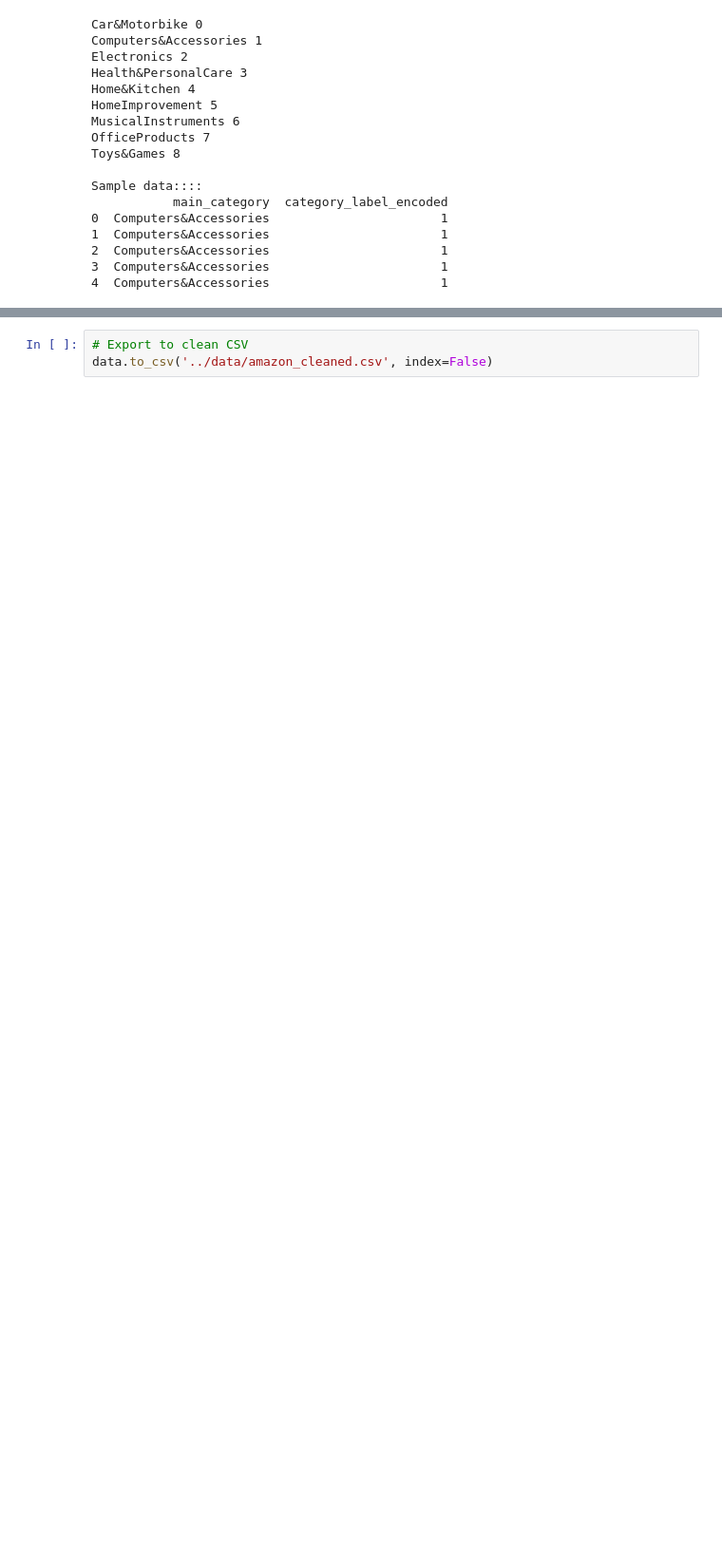
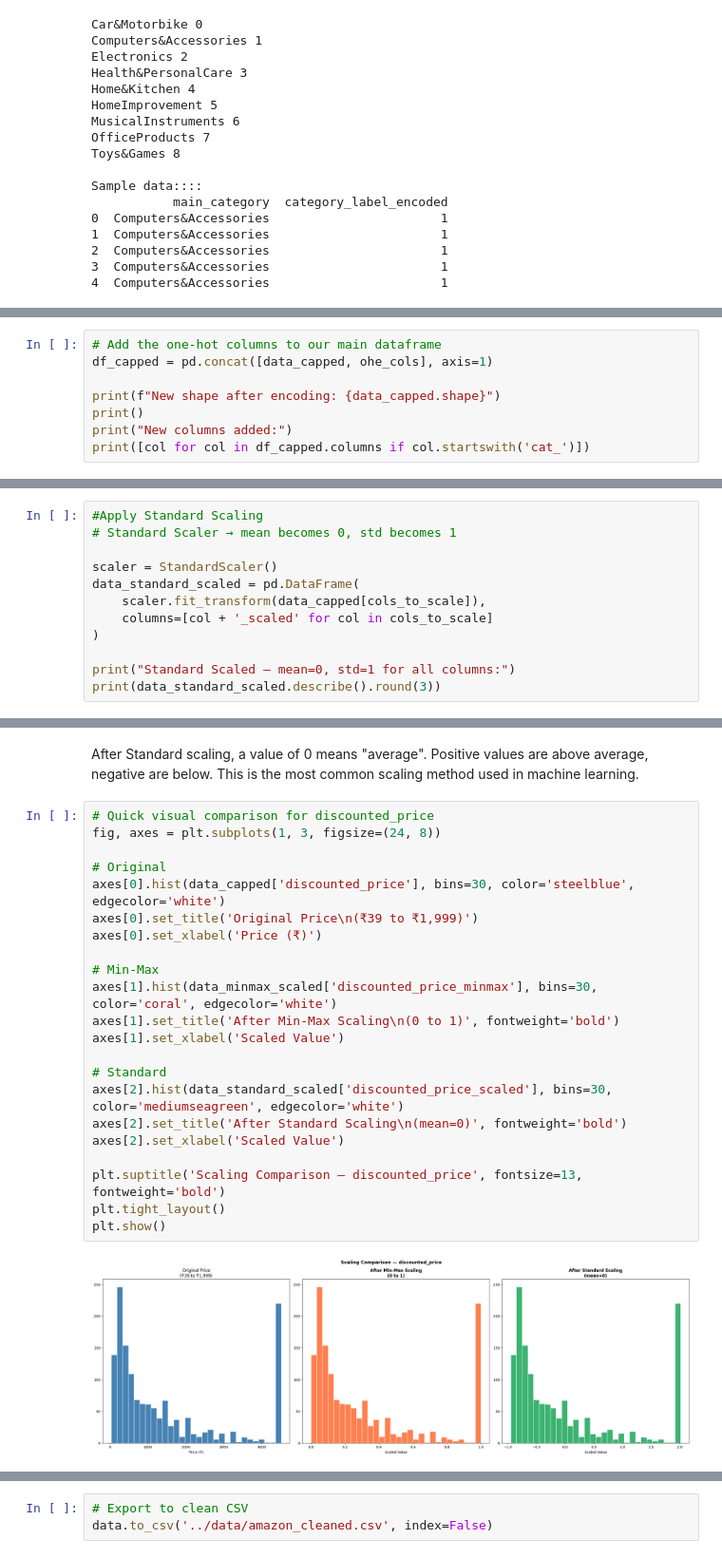
Before and after one commit to suzzzel5/Amazon-sales-insights, a Jupyter notebook: notebooks/02_data_cleaing.ipynb, the cells around one changed output, grey strips where cells are left out. Shown at 95% size. Drawn from its saved outputs; the diff is of its cells as text; blank space fills up the shorter version.

Commit message:
one hot encoding

```diff
--- a/notebooks/02_data_cleaing.ipynb
+++ b/notebooks/02_data_cleaing.ipynb
@@ -413,0 +447,8 @@ Sample data::::
+# %%
+# Add the one-hot columns to our main dataframe
+df_capped = pd.concat([data_capped, ohe_cols], axis=1)
+
+print(f"New shape after encoding: {data_capped.shape}")
+print()
+print("New columns added:")
+print([col for col in df_capped.columns if col.startswith('cat_')])
@@ -413,0 +503,12 @@ Sample data::::
+# %%
+#Apply Standard Scaling
+# Standard Scaler → mean becomes 0, std becomes 1
+
+scaler = StandardScaler()
+data_standard_scaled = pd.DataFrame(
+    scaler.fit_transform(data_capped[cols_to_scale]),
+    columns=[col + '_scaled' for col in cols_to_scale]
+)
+
+print("Standard Scaled — mean=0, std=1 for all columns:")
+print(data_standard_scaled.describe().round(3))
@@ -413,0 +533,26 @@ Sample data::::
+# %% [markdown]
+ After Standard scaling, a value of 0 means "average". Positive values are above average, negative are below. This is the most common scaling method used in machine learning.
+# %%
+# Quick visual comparison for discounted_price
+fig, axes = plt.subplots(1, 3, figsize=(24, 8))
+
+# Original
+axes[0].hist(data_capped['discounted_price'], bins=30, color='steelblue', edgecolor='white')
+axes[0].set_title('Original Price\n(₹39 to ₹1,999)')
+axes[0].set_xlabel('Price (₹)')
+
+# Min-Max
+axes[1].hist(data_minmax_scaled['discounted_price_minmax'], bins=30, color='coral', edgecolor='white')
+axes[1].set_title('After Min-Max Scaling\n(0 to 1)', fontweight='bold')
+axes[1].set_xlabel('Scaled Value')
+
+# Standard
+axes[2].hist(data_standard_scaled['discounted_price_scaled'], bins=30, color='mediumseagreen', edgecolor='white')
+axes[2].set_title('After Standard Scaling\n(mean=0)', fontweight='bold')
+axes[2].set_xlabel('Scaled Value')
+
+plt.suptitle('Scaling Comparison — discounted_price', fontsize=13, fontweight='bold')
+plt.tight_layout()
+plt.show()
+# %% [output]
+[figure, added]
```
Also changed, not shown: parts of 10 cells of this notebook.
